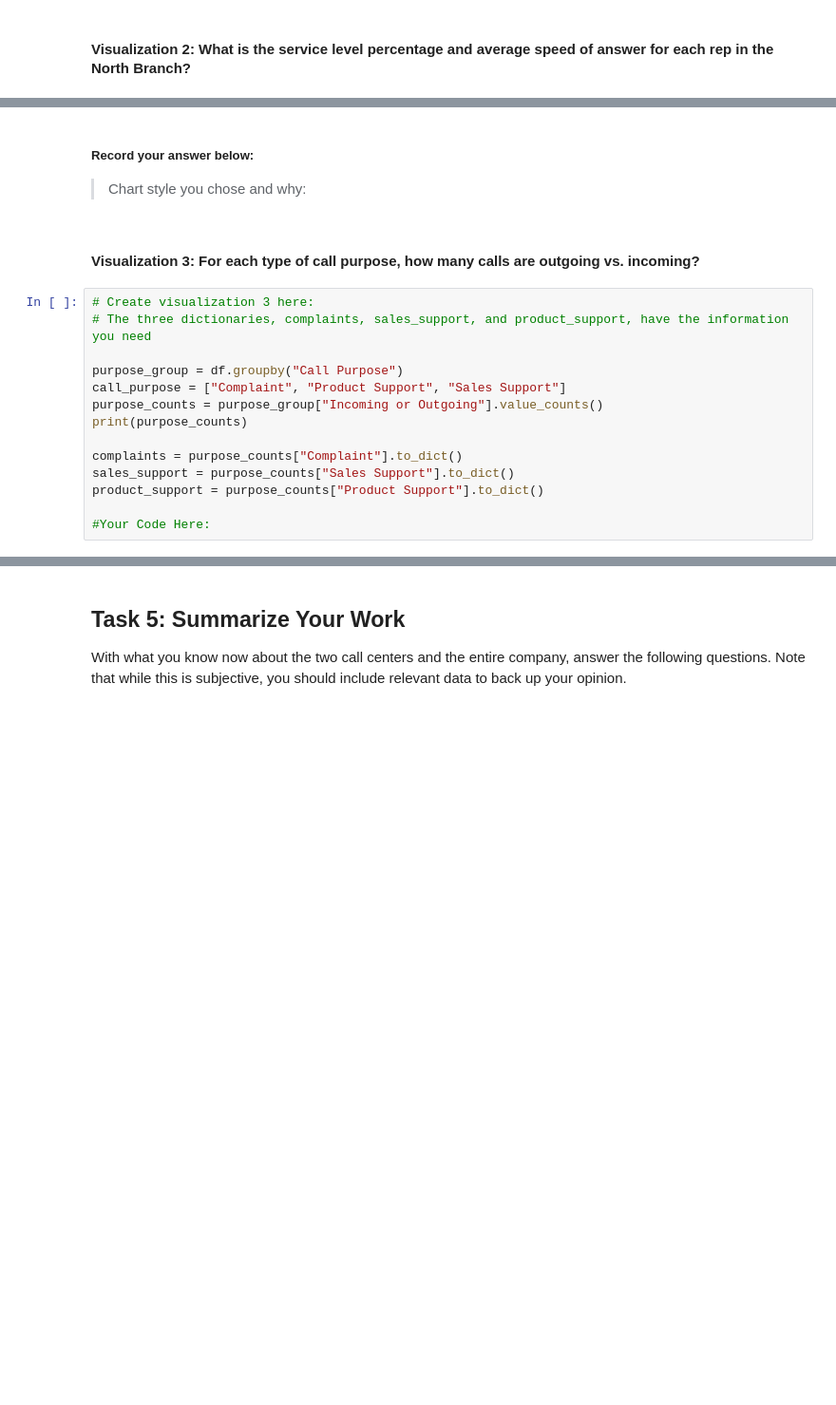
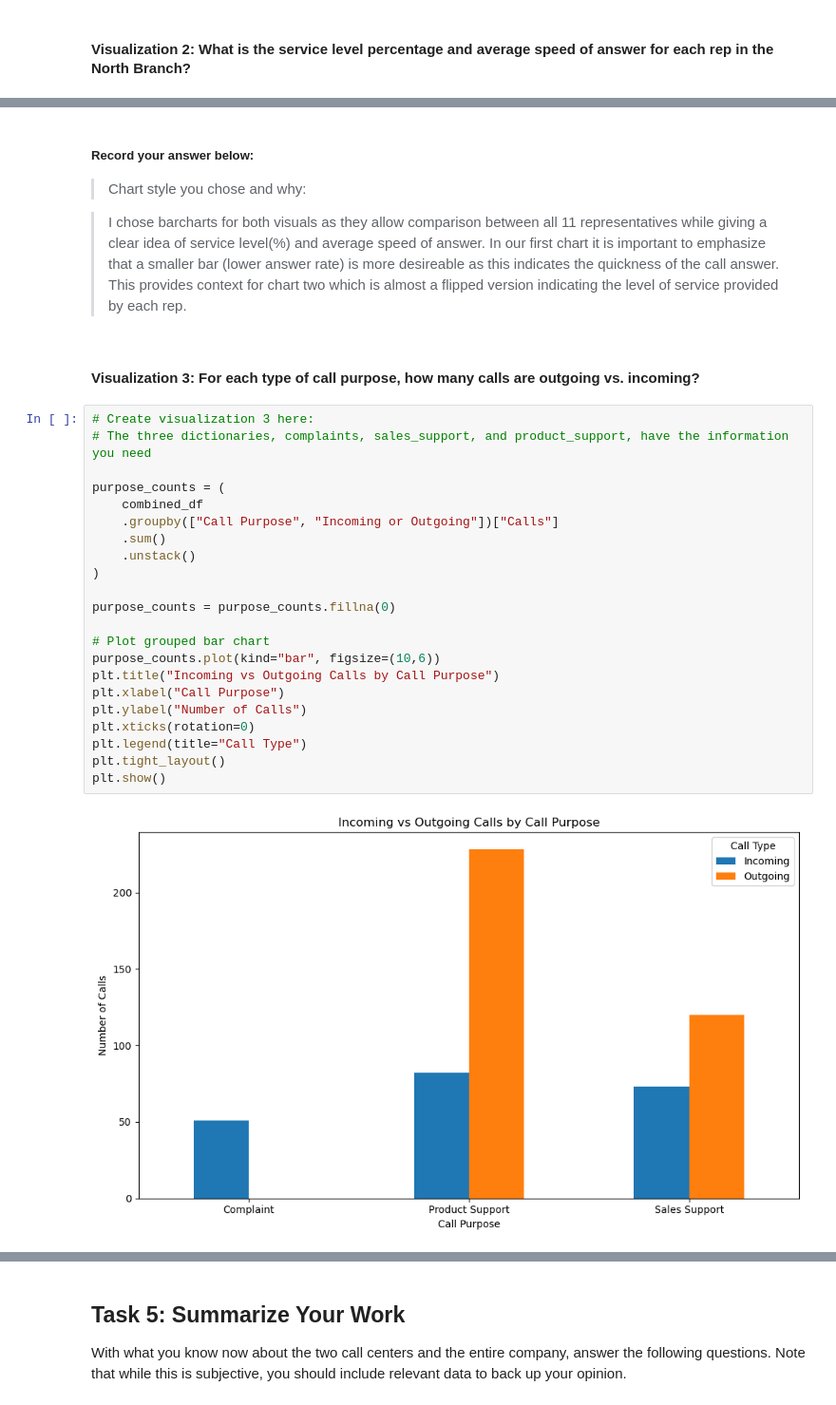
Before and after one commit to daniellamichaelsmo/myfirstrepository, a Jupyter notebook: data-analysis-projects/call-center-cleanup-assignment/Call_Center_Cleanup.ipynb, the cells around one changed output, grey strips where cells are left out. Shown at 95% size. Saved outputs shown, nothing was run; the diff lists cells and outputs as text; blank space fills up the shorter version.

```diff
--- a/data-analysis-projects/call-center-cleanup-assignment/Call_Center_Cleanup.ipynb
+++ b/data-analysis-projects/call-center-cleanup-assignment/Call_Center_Cleanup.ipynb
@@ -431,22 +466,34 @@ plt.show()
 ##### Record your answer below:
 
 > Chart style you chose and why:
+
+> I chose barcharts for both visuals as they allow comparison between all 11 representatives while giving a clear idea of service level(%) and average speed of answer. In our first chart it is important to emphasize that a smaller bar (lower answer rate) is more desireable as this indicates the quickness of the call answer. This provides context for chart two which is almost a flipped version indicating the level of service provided by each rep.
 # %% [markdown]
 #### Visualization 3: For each type of call purpose, how many calls are outgoing vs. incoming?
 # %%
 # Create visualization 3 here:
 # The three dictionaries, complaints, sales_support, and product_support, have the information you need
 
-purpose_group = df.groupby("Call Purpose")
-call_purpose = ["Complaint", "Product Support", "Sales Support"]
-purpose_counts = purpose_group["Incoming or Outgoing"].value_counts()
-print(purpose_counts)
+purpose_counts = (
+    combined_df
+    .groupby(["Call Purpose", "Incoming or Outgoing"])["Calls"]
+    .sum()
+    .unstack()
+)
 
-complaints = purpose_counts["Complaint"].to_dict()
-sales_support = purpose_counts["Sales Support"].to_dict()
-product_support = purpose_counts["Product Support"].to_dict()
+purpose_counts = purpose_counts.fillna(0)
 
-#Your Code Here:
+# Plot grouped bar chart
+purpose_counts.plot(kind="bar", figsize=(10,6))
+plt.title("Incoming vs Outgoing Calls by Call Purpose")
+plt.xlabel("Call Purpose")
+plt.ylabel("Number of Calls")
+plt.xticks(rotation=0)
+plt.legend(title="Call Type")
+plt.tight_layout()
+plt.show()
+# %% [output]
+[figure, added]
 # %% [markdown]
 ##### Record your answer below:
 
```
Also changed, not shown: parts of 16 cells of this notebook.
